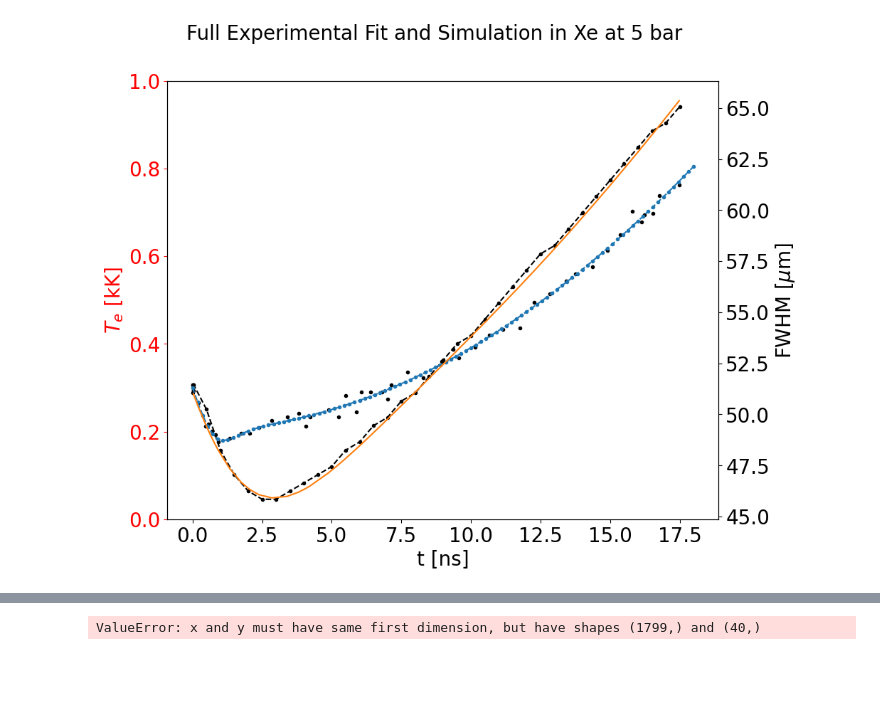
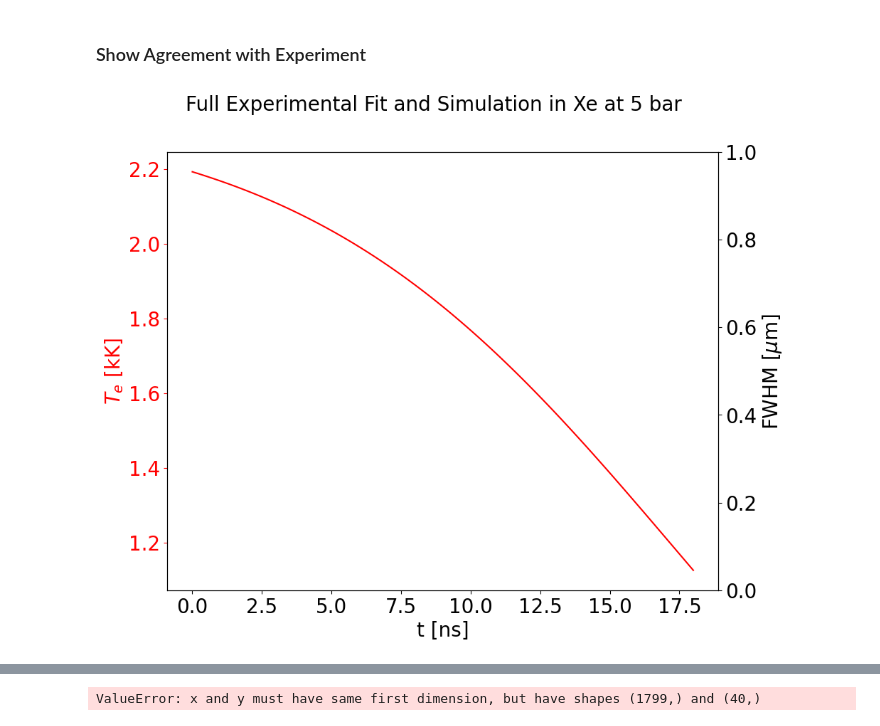
Before and after one commit to MurilloGroupMSU/Two-Temperature-Model, a Jupyter notebook: Xenon_Hydro_with_Absorption.ipynb, the cells around one changed output, grey strips where cells are left out. Saved outputs shown, nothing was run; the diff lists cells and outputs as text; code cells hidden in the pictures; blank space fills up the shorter version.

```diff
--- a/Xenon_Hydro_with_Absorption.ipynb
+++ b/Xenon_Hydro_with_Absorption.ipynb
@@ -150,13 +194,13 @@ Wall time: 8.61 s
 # %%
 %%time
 FWHM_list = []
-FWHM_indices = list(set(list(range(5)) + list(range(len(ttm.t_saved_list))[::50])))
+FWHM_indices = list(range(len(ttm.t_saved_list)))
 FWHM_indices.sort()
 FWHM_t_list = []
 Te_fit_list = []
 
 for i in FWHM_indices:#[:1400][::100]):
-    exp_i = Measurements(Z, A, ttm.grid.r, ttm.n_e_list[i], ttm.n_i_list[i], ttm.Te_list[i], ttm.Ti_list[i], R_max = 100e-6, Nx = 1000, Nz=100)
+    exp_i = Measurements(Z, A, ttm.grid.r, ttm.n_e_list[i], ttm.n_i_list[i], ttm.Te_list[i], ttm.Ti_list[i], R_max = 100e-6, Nx = 100, Nz=100)
     FWHM_list.append(exp_i.FWHM)
     Te_fit_list.append(exp_i.Te_fit)
     FWHM_t_list.append(ttm.t_saved_list[i])
@@ -167,0 +219,7 @@ Wall time: 8min 30s
+# %%
+def T_fit_form(t, Te_0, Ti_0, τei,dTdt):
+    ΔT0 = (Te_0-Ti_0)
+    ΣT0 = (Te_0+Ti_0)
+    return ΣT0/2 - dTdt*t + ΔT0/2*np.exp(-2*t/τei)
+
+curve_fit(T_fit_form, Xe_data['t[ns]'], Xe_data['T[kK]'] ,maxfev=int(1e5))[0]
@@ -167,0 +228,8 @@ Wall time: 8min 30s
+# %%
+def T_fit_form(t, Te_0, Ti_0, τei, dTdt, t01,t02,τ_switch):
+    ΔT0 = (Te_0-Ti_0)
+    ΣT0 = (Te_0+Ti_0)
+    return ΣT0/2 + ΔT0/2*np.exp(-2*t/τei) - (1- 1/(1+np.exp( (t-t01)/τ_switch )))* (dTdt*(t-t02))
+
+curve_fit(T_fit_form, Xe_data['t[ns]'], Xe_data['T[kK]'] ,maxfev=int(1e5))#[0],
+#           p0=[16.64487111,  9.3225703 ,  2.43550564,  0.12757051,0][0]
@@ -168,33 +284,47 @@ Wall time: 8min 30s
+# %% [markdown]
+### Show Agreement with Experiment
 # %%
 fig, ax = plt.subplots(figsize=(10,8))
 fig.suptitle("Full Experimental Fit and Simulation in Xe at 5 bar", fontsize=20)
 
-# ax.plot(np.array(FWHM_t_list[:143])*1e9, np.array(Te_fit_list)/1e3,'--', color='r', )
-# ax.plot(Xe_data['t[ns]'], Xe_data['T[kK]'], 'r.', label='Experiment Data')
+dense_t_list = np.linspace(0,18,num=100)
+# def T_fit_form(t, T0, a, b, c, d, e, t0):
+#     return 0*T0 + 0*a*np.exp(-2*t/b) + (1/(1+np.exp( c*(t-t0))))#* (d*t+ e)
+
+def T_fit_form(t, T0, ΔT, τei, τ_switch, t01,dTdt):
+    return 0*T0 + 0*ΔT*np.exp(-2*t/τei) + (1-1/(1+np.exp( (t-t01)/τ_switch )))* dTdt
+
+# def FWHM_fit_form(t, FWHM_0, vf, a, b, c, d, t0):
+#     return np.sqrt(FWHM_0**2 + vf**2*t**2 ) + (1/(1+np.exp( a*(t-t0))))* (b*t+ c) + d
+
+# ax.plot(Xe_data['t[ns]'], T_fit_form(Xe_data['t[ns]'],*Te_vals), 'r--', label='Experiment Data')
+# ax.plot(Xe_data['t[ns]'], Xe_data['T[kK]'], 'rx', label='Experiment Data')
+# ax.plot(np.array(FWHM_t_list)*1e9, np.array(Te_fit_list)/1e3,'r.')
+ax.plot(dense_t_list, T_fit_form(dense_t_list,*Te_sim_vals),'r-')
+# ax.plot(np.array(FWHM_t_list)*1e9, T_fit_form(np.array(FWHM_t_list)*1e9,*Te_sim_vals),'r-')
+# ax.plot(np.array(FWHM_t_list)*1e9, np.array(Te_fit_list)/1e3,'.', color='r', )
+
 
 ax.set_ylabel(r'$T_e$ [kK]', fontsize=20, color='r')
 ax.set_xlabel('t [ns]', fontsize=20)
 # ax.set_xlim(0,12)
 
 # ax.set_ylim(40,60)
 ax.tick_params(labelsize=20)
 ax.tick_params(axis='y',color='r', labelcolor='r')
 
 ax2 = ax.twinx()
-ax2.plot(np.array(FWHM_t_list)*1e9, np.array(FWHM_list)*1e6,'--.k')
-dense_t_list = np.linspace(0,18,num=100)
-ax2.plot(Xe_FWHM_data['t[ns]'], Xe_FWHM_data['FWHM[μm]'], 'k.', label='Experiment Data')
-ax2.plot(dense_t_list, FWHM_fit_form(dense_t_list,*FWHM_vals),'--.')
-ax2.plot(Xe_FWHM_data['t[ns]'], FWHM_fit_form(Xe_FWHM_data['t[ns]'],
-                        47.79699697,  2.534726490,  0.5,  -5, 1, 5, 0.2))
-# ax2.plot(np.array(FWHM_t_list)*1e9, np.array(FWHM_list)*1e6-FWHM_adiabatic_fit_form(np.array(FWHM_t_list)*1e9,*FWHM_adiabatic_vals))
+# ax2.plot(Xe_FWHM_data['t[ns]'], Xe_FWHM_data['FWHM[μm]'], 'kx', label='Experiment Data')
+# ax2.plot(Xe_FWHM_data['t[ns]'], FWHM_fit_form(Xe_FWHM_data['t[ns]'],*FWHM_vals),'k--')
+# ax2.plot(np.array(FWHM_t_list)*1e9, np.array(FWHM_list)*1e6,'.k')
+# ax2.plot(dense_t_list, FWHM_fit_form(dense_t_list,*FWHM_sim_vals),'k-')
 
 
 
 ax2.set_ylabel('FWHM [$\mu$m]', fontsize=20)
 ax2.tick_params(labelsize=20)
 # ax.set_xscale('log')
 # ax2.set_yscale('log')
 # ax.set_xlim(0,3)
 # %% [output]
-[figure, old version]
+[figure, new version]
```
Also changed, not shown: parts of 25 cells of this notebook, 1 other file.
